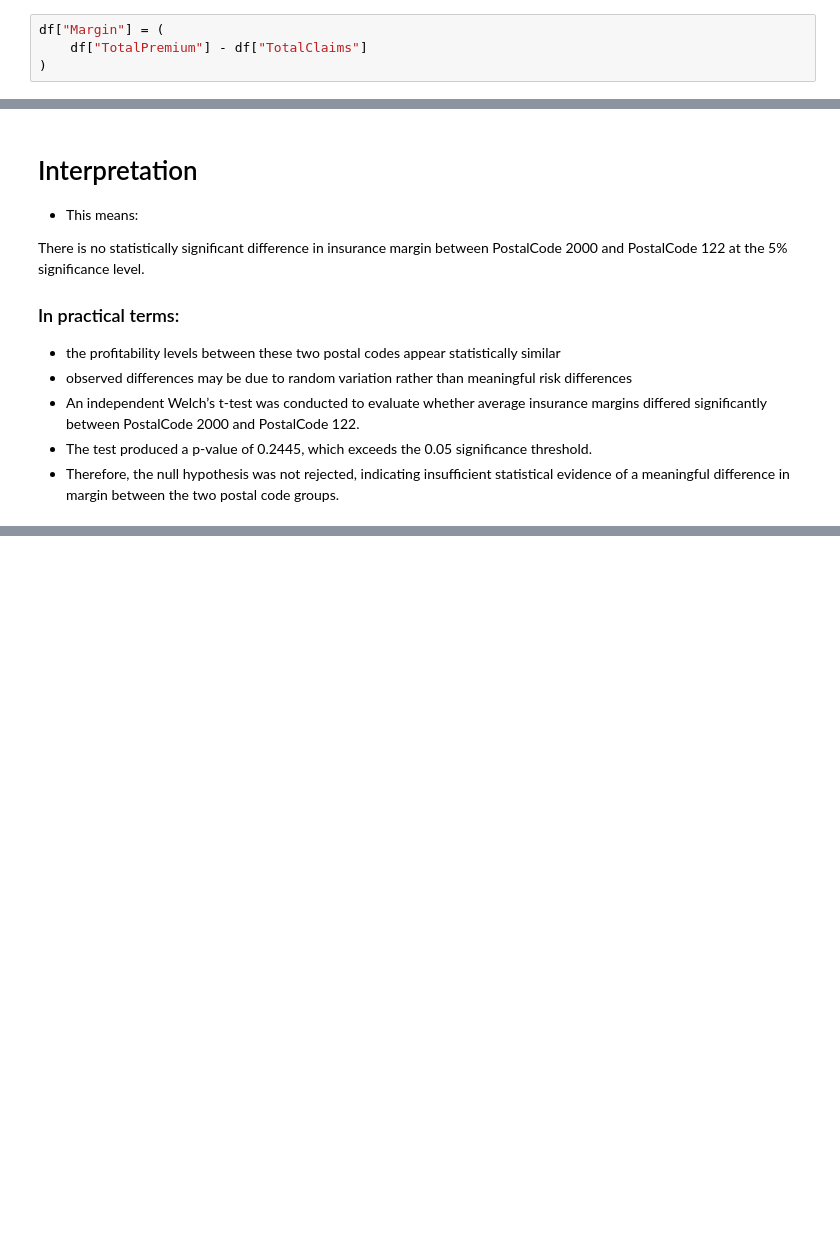
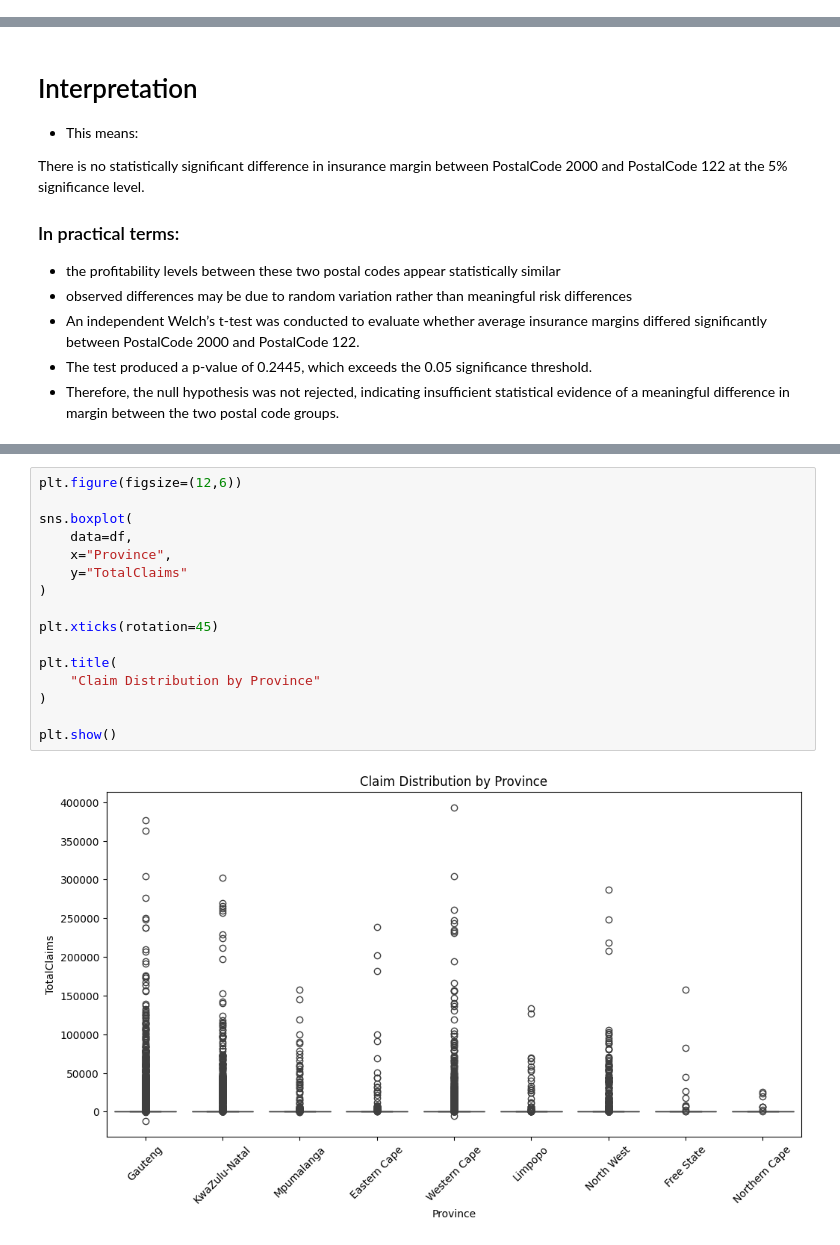
Before and after one commit to yenguandroid/Insurance-risk-analytics, a Jupyter notebook: notebooks/task3_hypothesis_testing.ipynb, the cells around one changed output, grey strips where cells are left out. Cells and saved outputs as stored; diff of their text form; blank space fills up the shorter version.

Commit message:
Add business interpretation and results visualization

```diff
--- a/notebooks/task3_hypothesis_testing.ipynb
+++ b/notebooks/task3_hypothesis_testing.ipynb
@@ -194,7 +194,3 @@ zip_a = df[
 zip_b = df[
     df["PostalCode"] == 122
 ]["Margin"].dropna()
-# %%
-df["Margin"] = (
-    df["TotalPremium"] - df["TotalClaims"]
-)
@@ -250,0 +351,18 @@ There is no statistically significant difference in insurance margin between Pos
+# %%
+plt.figure(figsize=(12,6))
+
+sns.boxplot(
+    data=df,
+    x="Province",
+    y="TotalClaims"
+)
+
+plt.xticks(rotation=45)
+
+plt.title(
+    "Claim Distribution by Province"
+)
+
+plt.show()
+# %% [output]
+[figure, added]
```
Also changed, not shown: parts of 27 cells of this notebook, 3 other files.
